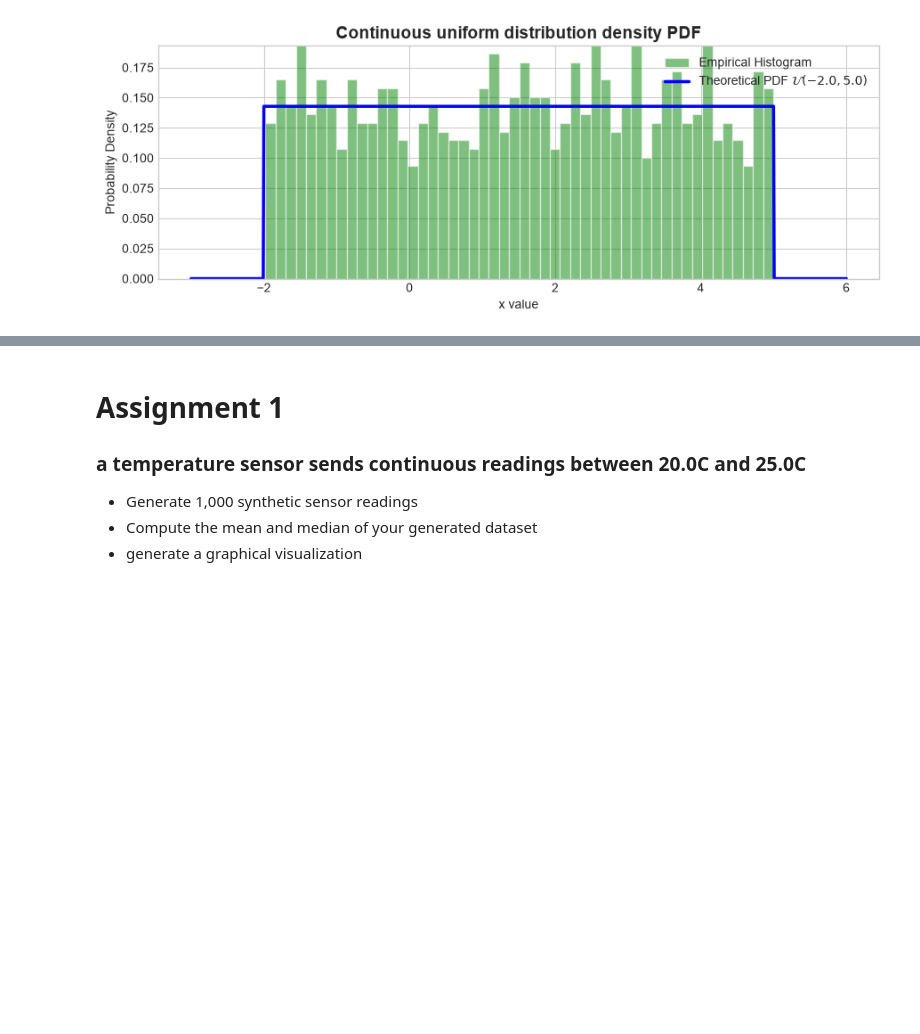
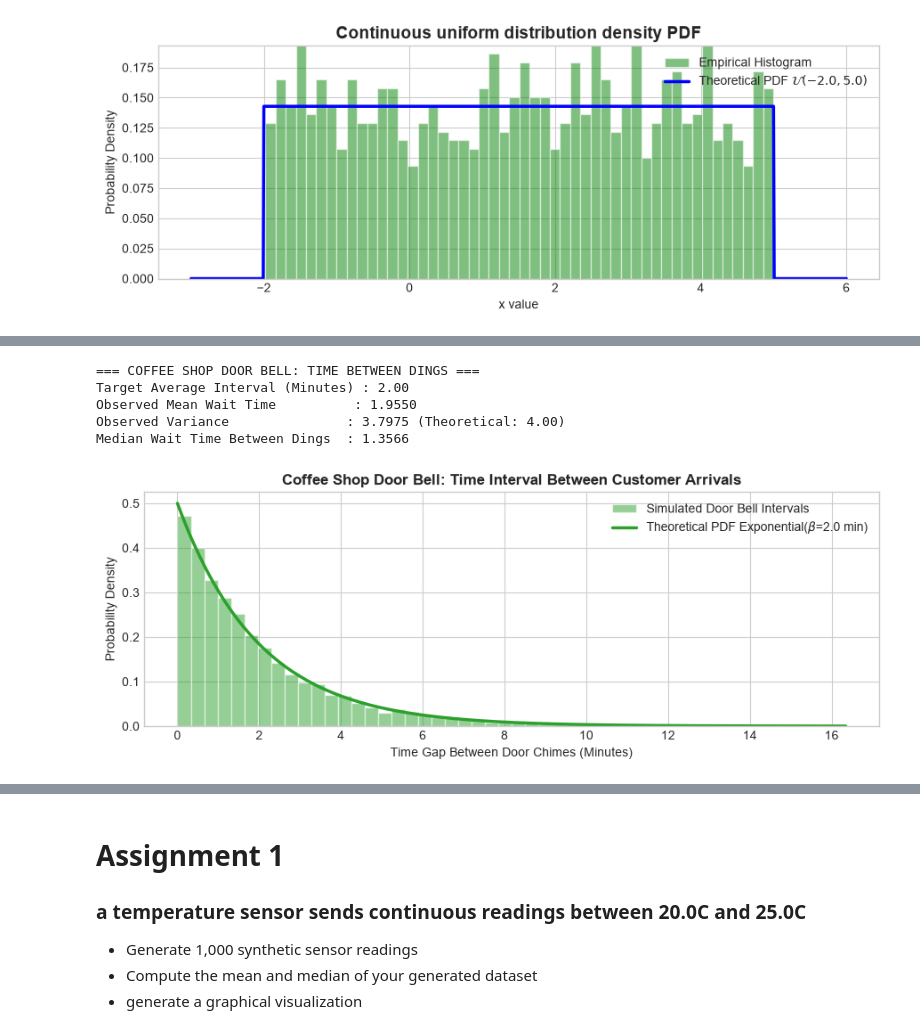
Before and after one commit to utsav1103/CDAC-AI, a Jupyter notebook: Data-analytics/day6/day6.ipynb, the cells around one changed output, grey strips where cells are left out. Saved outputs shown, nothing was run; the diff lists cells and outputs as text; code cells hidden in the pictures; blank space fills up the shorter version.

```diff
--- a/Data-analytics/day6/day6.ipynb
+++ b/Data-analytics/day6/day6.ipynb
@@ -92,0 +146,40 @@ Theoretical Variance : 4.083333333333333 | Empirical Variance : 4.07025921854443
+# %%
+import numpy as np
+import matplotlib.pyplot as plt
+from scipy import stats
+
+np.random.seed(42)
+
+avg_wait_minutes = 2.0  # On average, a door bell "Ding!" happens every 2 minutes (lambda = 0.5 dings/min)
+num_ding_intervals = 10000
+
+ding_intervals = np.random.exponential(scale=avg_wait_minutes, size=num_ding_intervals)
+
+print("=== COFFEE SHOP DOOR BELL: TIME BETWEEN DINGS ===")
+print(f"Target Average Interval (Minutes) : {avg_wait_minutes:.2f}")
+print(f"Observed Mean Wait Time          : {np.mean(ding_intervals):.4f}")
+print(f"Observed Variance               : {np.var(ding_intervals):.4f} (Theoretical: {avg_wait_minutes**2:.2f})")
+print(f"Median Wait Time Between Dings  : {np.median(ding_intervals):.4f}\n")
+
+plt.figure(figsize=(9, 3.5))
+
+plt.hist(ding_intervals, bins=50, density=True, alpha=0.5, color='#2ca02c', edgecolor='white', label='Simulated Door Bell Intervals')
+
+x_intervals = np.linspace(0, np.max(ding_intervals), 300)
+pdf_intervals = stats.expon.pdf(x_intervals, scale=avg_wait_minutes)
+
+plt.plot(x_intervals, pdf_intervals, color='#2ca02c', linewidth=2.5, label=rf'Theoretical PDF Exponential($\beta$={avg_wait_minutes} min)')
+
+plt.title('Coffee Shop Door Bell: Time Interval Between Customer Arrivals', fontsize=12, fontweight='bold')
+plt.xlabel('Time Gap Between Door Chimes (Minutes)')
+plt.ylabel('Probability Density')
+plt.legend(loc='upper right')
+plt.tight_layout()
+plt.show()
+# %% [output]
+=== COFFEE SHOP DOOR BELL: TIME BETWEEN DINGS ===
+Target Average Interval (Minutes) : 2.00
+Observed Mean Wait Time          : 1.9550
+Observed Variance               : 3.7975 (Theoretical: 4.00)
+Median Wait Time Between Dings  : 1.3566
+[figure, added]
```
Also changed, not shown: parts of 7 cells of this notebook.
